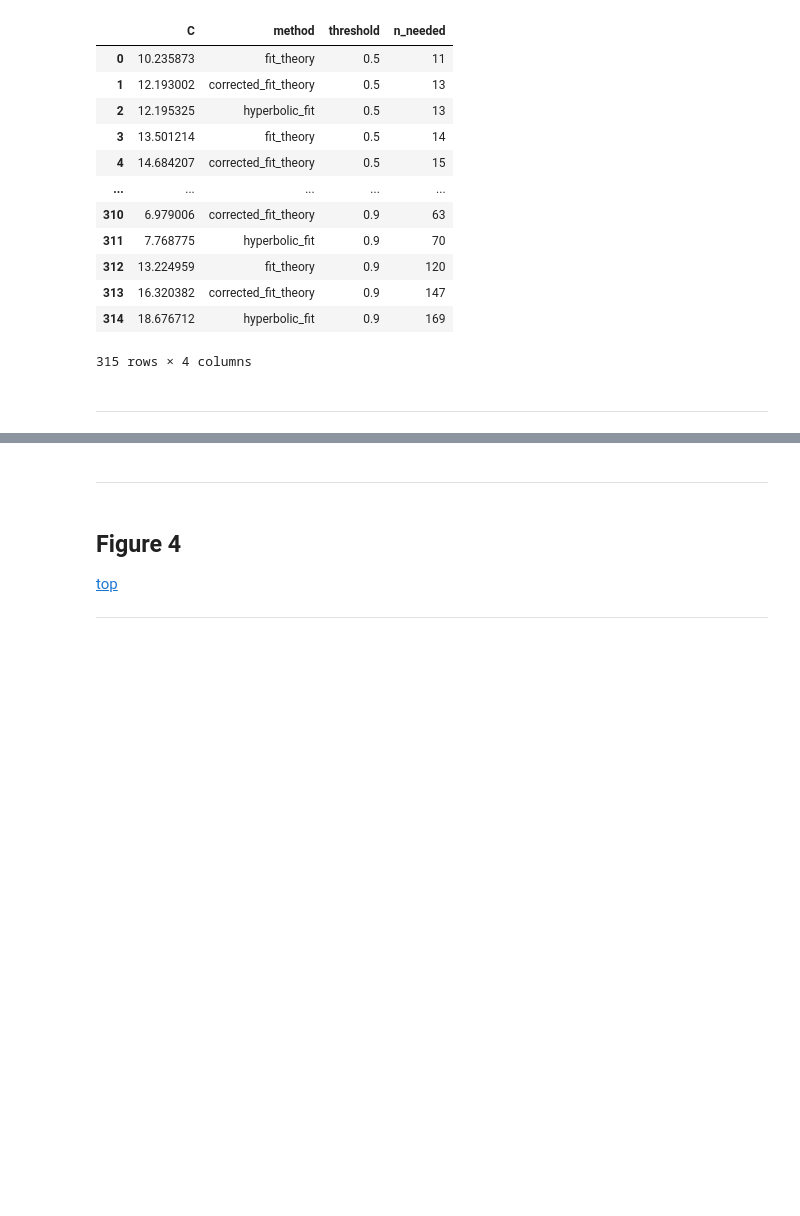
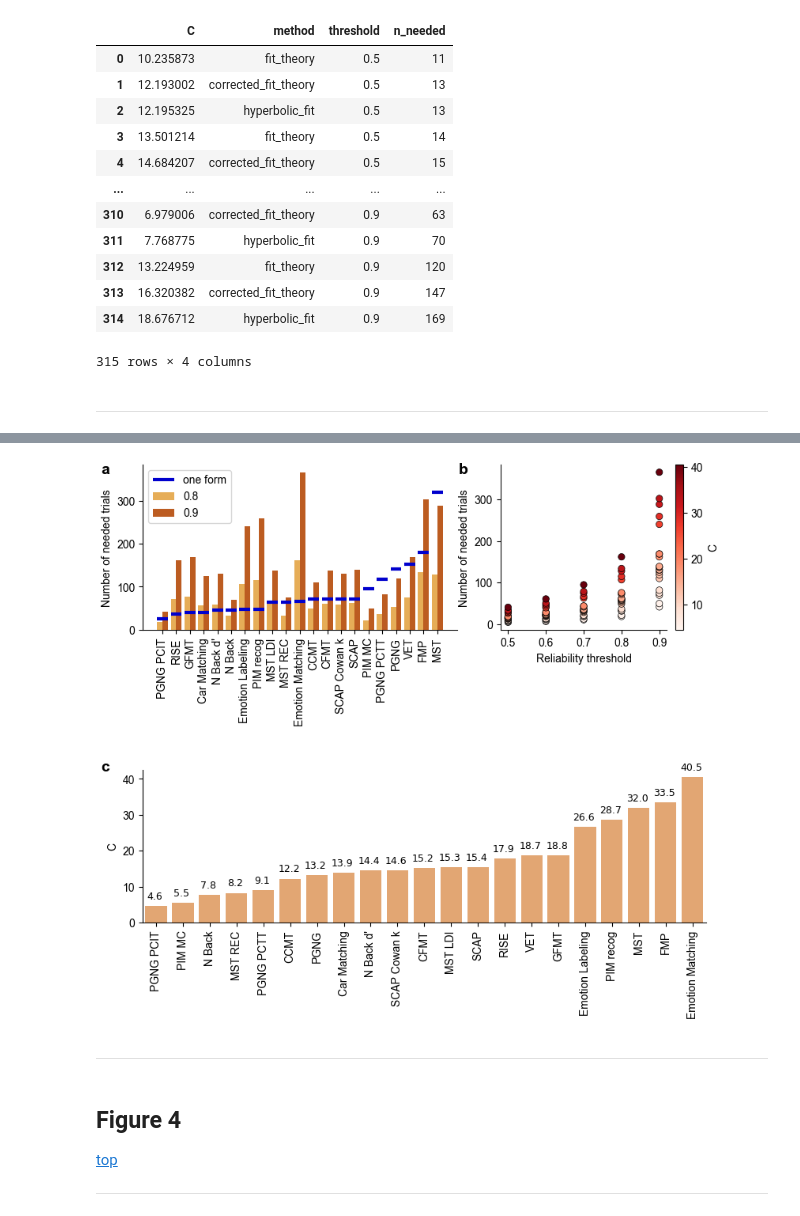
Before and after one commit to jankaWIS/reliability-paper, a Jupyter notebook: Figures/Figures-CanD.ipynb, the cells around one changed output, grey strips where cells are left out. Drawn from its saved outputs; the diff is of its cells as text; code cells hidden in the pictures; blank space fills up the shorter version.

```diff
--- a/Figures/Figures-CanD.ipynb
+++ b/Figures/Figures-CanD.ipynb
@@ -989,0 +885,98 @@ C coefficient per task
+# %%
+#######################
+# define canvas
+
+from cand import Canvas, Vector, Point
+
+# reset params just in case
+plt.rcdefaults()
+
+font_size=14
+legend_size=10
+
+# CanD
+a = 20
+b = 18
+
+# rot = 15
+c = Canvas(a, b, "cm")
+
+# set font
+# c.set_font("Helvetica", size=10)
+c.set_font("Arial", size=10)
+
+# letters
+# c.add_text("A", Point(.05, 0.98), weight="bold")
+c.add_text("a", Point(.015, 0.98), weight="bold", size=font_size)
+c.add_text("b", Point(.59, 0.98), weight="bold", size=font_size)
+c.add_text("c", Point(.015, 0.45), weight="bold", size=font_size)
+
+# titles
+titles = ["Needed trials per task, predicted from curves", "Number of needed trials\ndepending on reliability thresholds for both fits\nfor different Cs", "C coefficient per task"]
+# c.add_text(titles[0], Point(.32, 0.93), size=font_size)
+# c.add_text(titles[1], Point(.82, 0.93), size=font_size)
+for title in titles:
+    print(title)
+
+
+# ### GRID
+middle_point = 8
+# # top row
+# left
+c.add_grid(["reliability"], 1, Point(1.5, middle_point+4.5, "cm"),  Point(2*a//3-1.4,  b-.2, "cm"), spacing=Vector(.5, 2.5, "cm"), unitname="grid")
+# right
+c.add_grid(["C_needed"], 1, Point(2*a//3, middle_point+4.5, "cm"), Point(a-.4, b-.2, "cm"), spacing=Vector(.5, 2.5, "cm"))
+c.add_grid(["C_values_tasks"], 1, Point(1.5, 3.1, "cm"), Point(a-.4, middle_point, "cm"), spacing=Vector(.5, 2.5, "cm"))
+
+
+
+#### Panel a
+plot_needed_trials(df_task_thresholds_plot[df_task_thresholds_plot["threshold"]!="one_form"], c.axes['reliability'])
+c.axes['reliability'].set_xlabel('')
+
+#### Panel b
+
+data_tmp=data_long[data_long["method"]=="hyperbolic_fit"].sort_values(by="C")
+# create colourbar
+norm = plt.Normalize(data_tmp["C"].min(), data_tmp["C"].max())
+sm = plt.cm.ScalarMappable(cmap="Reds", norm=norm)
+
+sns.scatterplot(data=data_tmp,
+                x="threshold", y="n_needed",
+                hue="C",
+                ax=c.axes['C_needed'],
+                palette='Reds',
+                edgecolor='k',
+           )
+
+# remove the old legend
+c.axes['C_needed'].get_legend().remove()
+# add colourbar that is part of the figure
+c.axes['C_needed'].figure.colorbar(sm, ax=c.axes['C_needed'], label='C', pad=0.04)
+
+c.axes['C_needed'].set_ylabel("Number of needed trials")
+c.axes['C_needed'].set_xlabel("Reliability threshold")
+sns.despine(ax=c.axes['C_needed'])
+
+
+#### Panel c
+sns.barplot(data=data_C.sort_values(by="C"), x="nice_name", y="C", ax=c.axes['C_values_tasks'], color='sandybrown')
+# adjust
+c.axes['C_values_tasks'].set_xticklabels(c.axes['C_values_tasks'].get_xticklabels(), rotation=90)
+c.axes['C_values_tasks'].set_ylabel('C')
+c.axes['C_values_tasks'].set_xlabel('Task')
+
+sns.despine(ax=c.axes['C_values_tasks'])
+
+label_column_height(c.axes['C_values_tasks'], y=2.7, size=9, n=1)
+
+
+## --------------------------------------------------
+
+# c.debug_grid(Vector(0.5,0.5,"cm"))
+c.show()
+#
+# #
+c.save(os.path.join(path_figures, "Fig6", 'Figure_6.png'), dpi=300)#, bbox_inches="tight")
+c.save(os.path.join(path_figures, "Fig6", 'Figure_6.pdf'), dpi=300)#, bbox_inches="tight")
+# %% [output]
@@ -990,3 +989,4 @@ C coefficient per task
+[figure, added]
 # %% [markdown]
 ---
 # %% [markdown]
```
Also changed, not shown: parts of 7 cells of this notebook, 2 other files.
